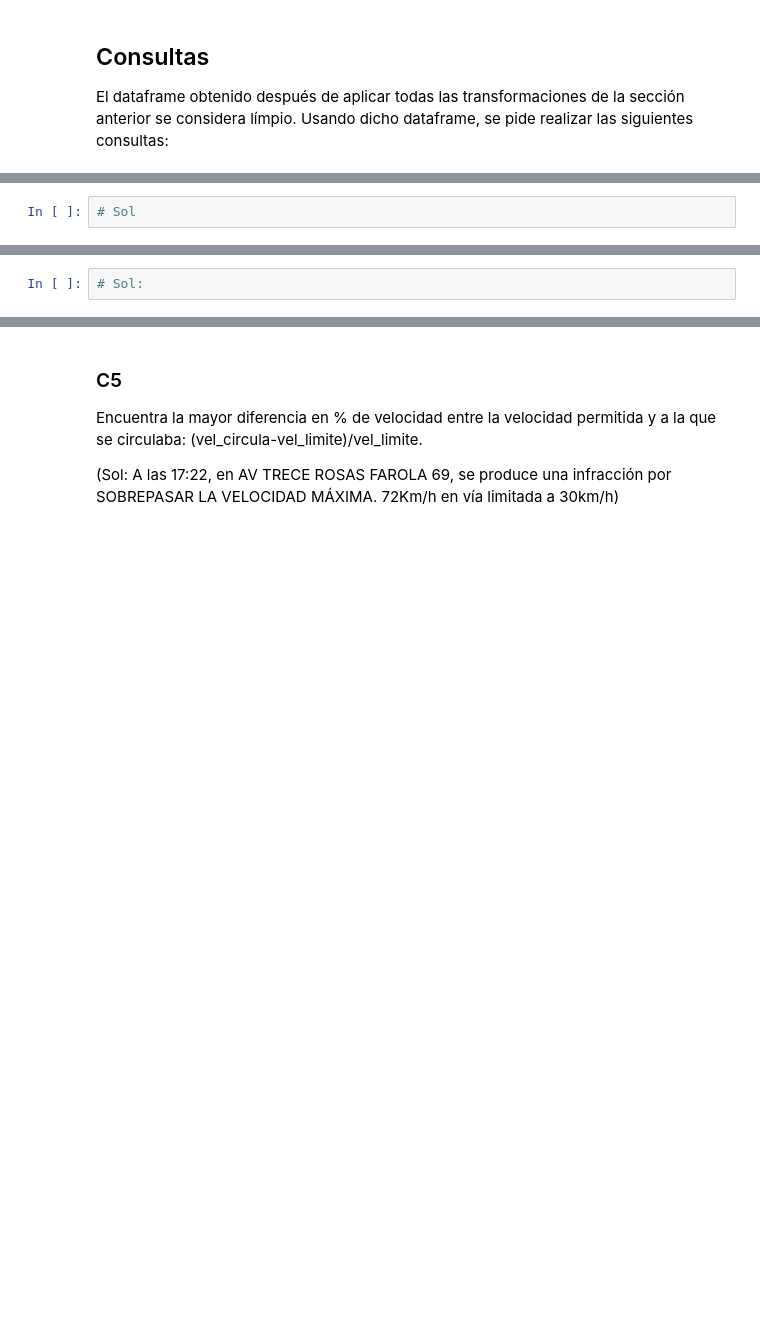
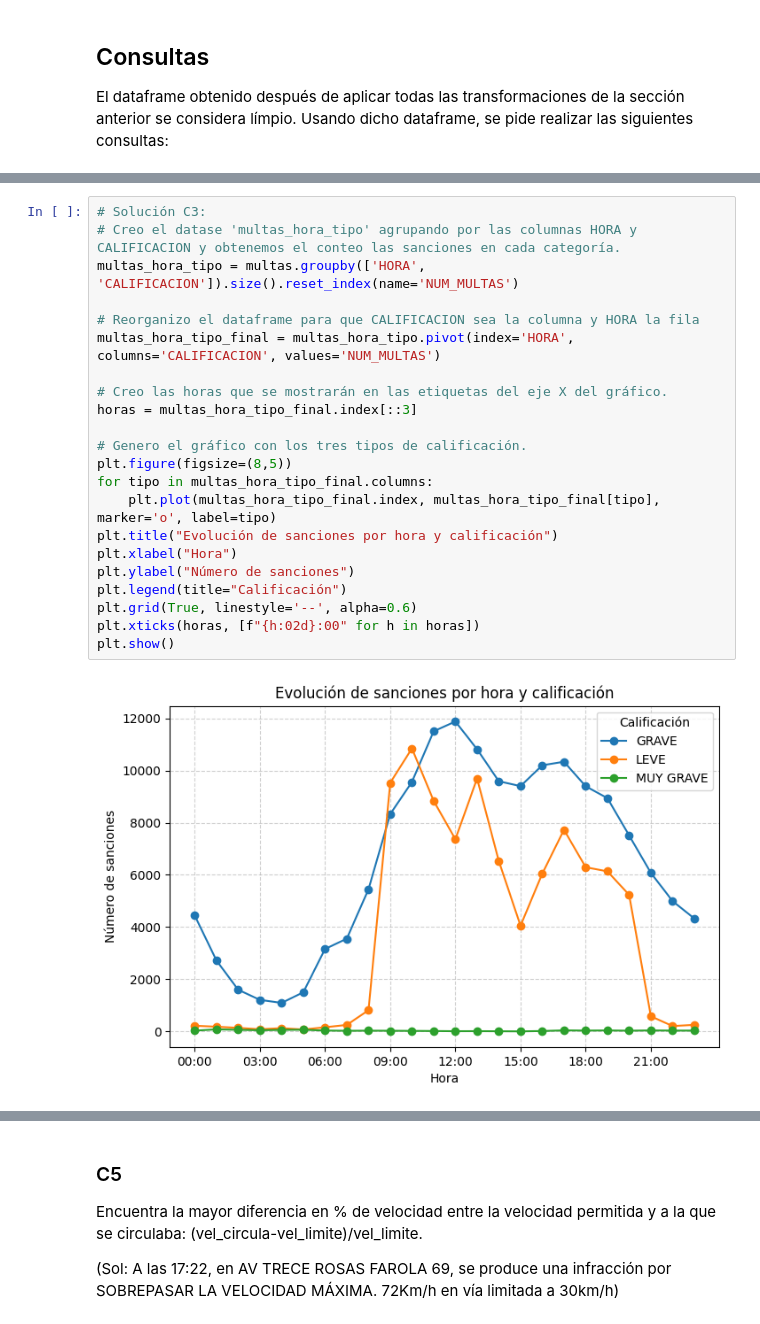
Before and after one commit to jm-lozano/master-ucm, a Jupyter notebook: Programación avanzada en python/Tarea final/enunciado.ipynb, the cells around one changed output, grey strips where cells are left out. Cells and saved outputs as stored; diff of their text form; blank space fills up the shorter version.

```diff
--- a/Programación avanzada en python/Tarea final/enunciado.ipynb
+++ b/Programación avanzada en python/Tarea final/enunciado.ipynb
@@ -401,13 +398,33 @@ En este ejercicio se analizará cómo evoluciona el número de multas por hora e
 <div align="center">
 <img src="porhora_tipo.png" alt="hora" style="width: 60%;">
 </div>
-# %%
-# Sol
+# %%
+# Solución C3:
+# Creo el datase 'multas_hora_tipo' agrupando por las columnas HORA y CALIFICACION y obtenemos el conteo las sanciones en cada categoría.
+multas_hora_tipo = multas.groupby(['HORA', 'CALIFICACION']).size().reset_index(name='NUM_MULTAS')
+
+# Reorganizo el dataframe para que CALIFICACION sea la columna y HORA la fila
+multas_hora_tipo_final = multas_hora_tipo.pivot(index='HORA', columns='CALIFICACION', values='NUM_MULTAS')
+
+# Creo las horas que se mostrarán en las etiquetas del eje X del gráfico.
+horas = multas_hora_tipo_final.index[::3]
+
+# Genero el gráfico con los tres tipos de calificación.
+plt.figure(figsize=(8,5))
+for tipo in multas_hora_tipo_final.columns:
+    plt.plot(multas_hora_tipo_final.index, multas_hora_tipo_final[tipo], marker='o', label=tipo)
+plt.title("Evolución de sanciones por hora y calificación")
+plt.xlabel("Hora")
+plt.ylabel("Número de sanciones")
+plt.legend(title="Calificación")
+plt.grid(True, linestyle='--', alpha=0.6)
+plt.xticks(horas, [f"{h:02d}:00" for h in horas])
+plt.show()
+# %% [output]
+[figure, added]
 # %% [markdown]
 ### C4
 Vamos a comparar comparar la velocidad límite de la vía con la velocidad real registrada en cada infracción. Utiliza un diagrama de dispersión (scatter) en el que el eje X represente la velocidad límite, y el eje Y represente la velocidad registrada. Por ejemplo:
 <div align="center">
 <img src="velocidades.png" alt="hora" style="width: 60%;">
 </div>
-# %%
-# Sol:
```
Also changed, not shown: parts of 10 cells of this notebook.
